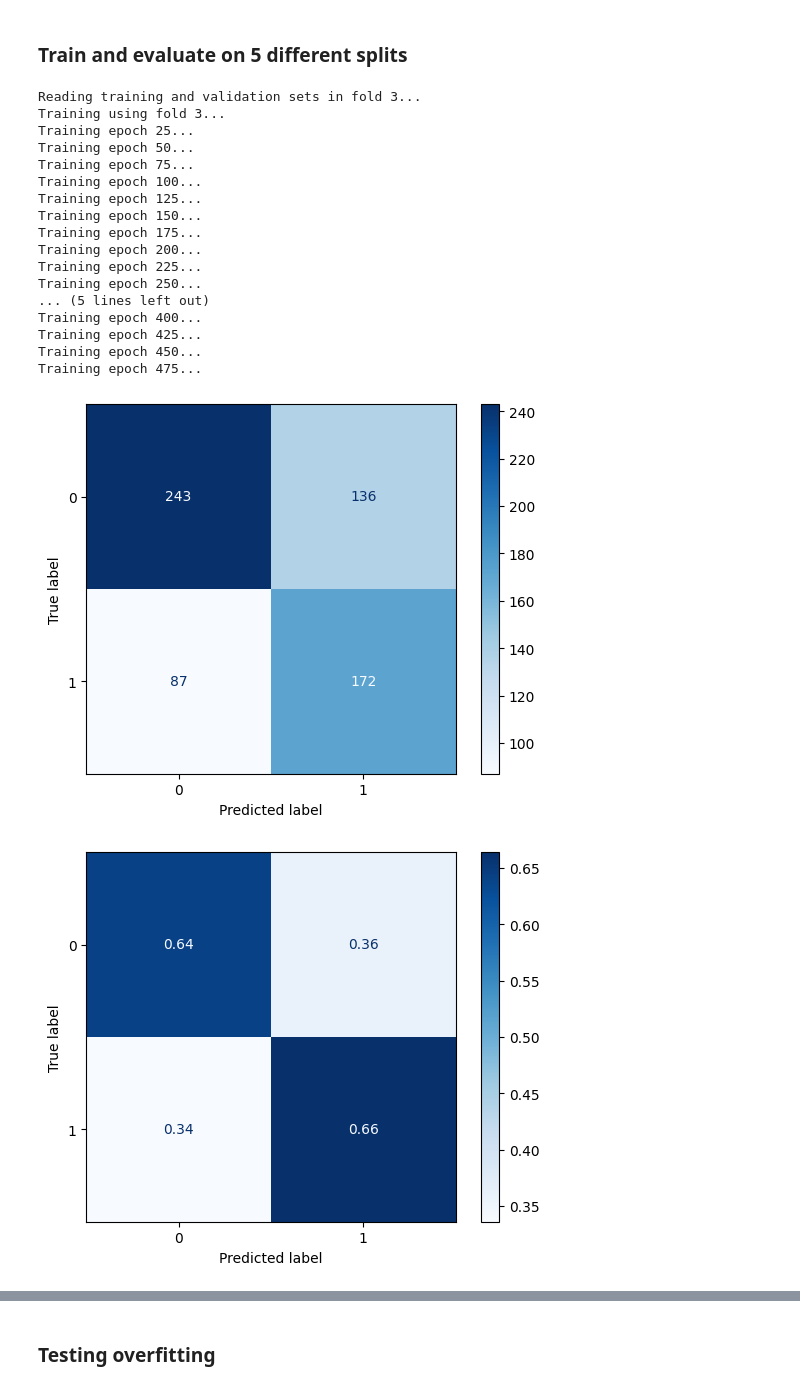
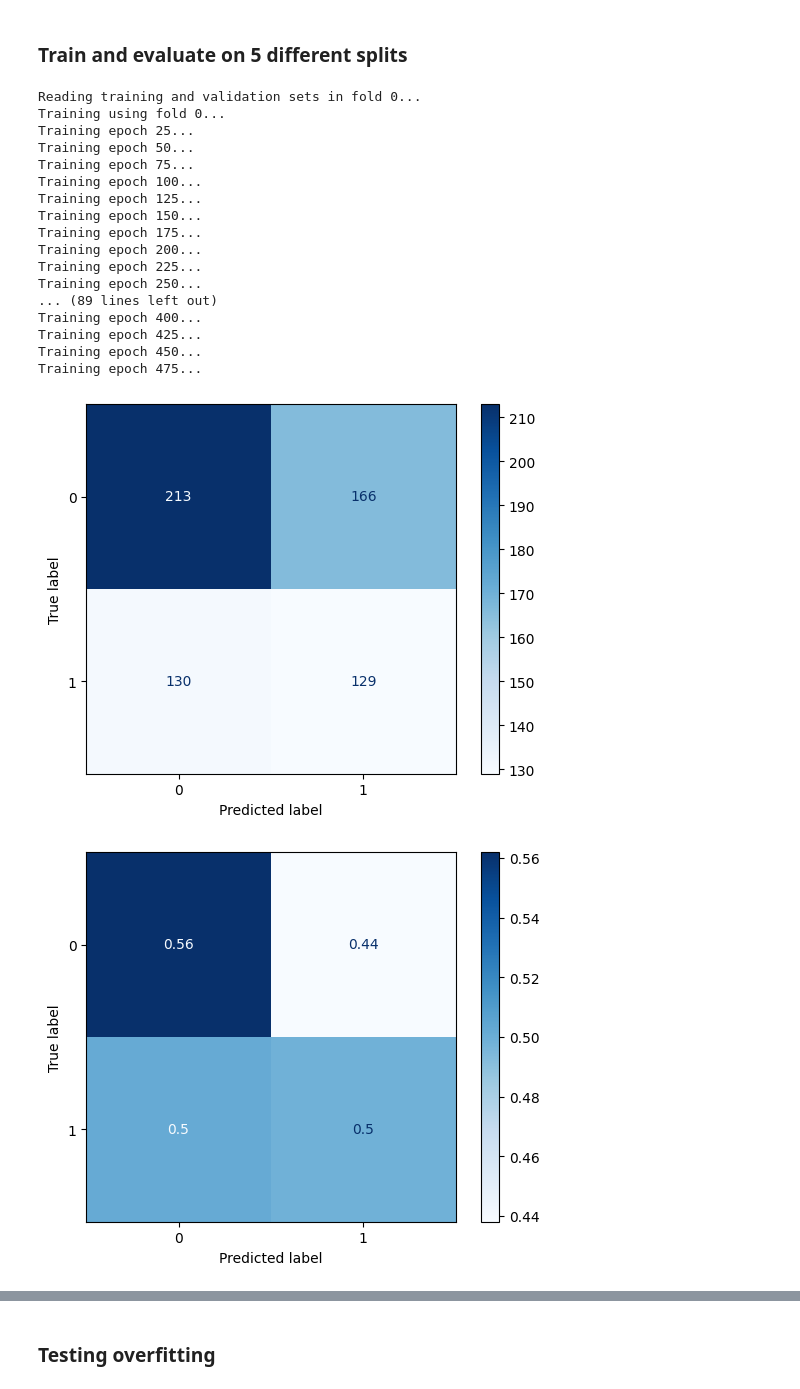
Before and after one commit to manuelfmerino/expression_prediction_AI, a Jupyter notebook: train_CNN.ipynb, the cells around one changed output, grey strips where cells are left out. Cells and saved outputs as stored; diff of their text form; code cells hidden in the pictures.

Commit message:
Updated training

```diff
--- a/train_CNN.ipynb
+++ b/train_CNN.ipynb
@@ -34,12 +34,11 @@ transform = transforms.Compose([
 # %% [markdown]
 ### Train and evaluate on 5 different splits
 # %%
-var = '3x3_kernel_64_64_filters_dropout_0.3_balanced_dataset_38_pixels_redo'
+var = '3x3_kernel_64_64_filters_dropout_0.3_balanced_dataset_38_pixels_95_1000'
 results_path = '../results/CNN/' + var
 os.makedirs(results_path)
 
-#for split_i in range(0, 5):
-for split_i in [3]:
+for split_i in range(0, 5):
     print(f'Reading training and validation sets in fold {split_i}...')
 
     # Model
@@ -95,35 +94,35 @@ for split_i in [3]:
                                  cm, cm_norm)
 
     # Save ROC
     help_funcs.save_roc(fpr, tpr, auc, f'{results_path}/fold_{split_i}_ROC.pdf')
 
     # Save confusion matrices
     # Confusion matrix
     disp = ConfusionMatrixDisplay(confusion_matrix=cm)
     disp.plot(cmap='Blues')
     disp.figure_.savefig(f'{results_path}/fold_{split_i}_confusion_matrix.pdf', format='pdf')
 
     # Normalized confusion matrix
     disp = ConfusionMatrixDisplay(confusion_matrix=cm_norm)
     disp.plot(cmap='Blues')
     disp.figure_.savefig(f'{results_path}/fold_{split_i}_confusion_matrix_normalized.pdf', format='pdf')
 # %% [output]
-Reading training and validation sets in fold 3...
-Training using fold 3...
+Reading training and validation sets in fold 0...
+Training using fold 0...
 Training epoch 25...
 Training epoch 50...
 Training epoch 75...
 Training epoch 100...
 Training epoch 125...
 Training epoch 150...
 Training epoch 175...
 Training epoch 200...
 Training epoch 225...
 Training epoch 250...
-... (5 lines left out)
+... (89 lines left out)
 Training epoch 400...
 Training epoch 425...
 Training epoch 450...
 Training epoch 475...
-[figure, old version]
+[figure, new version]
-[figure, old version]
+[figure, new version]
```
Also changed, not shown: parts of 6 cells of this notebook, 6 other files.
